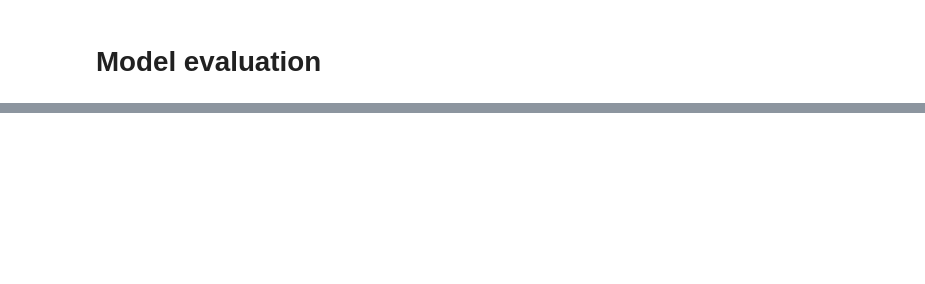
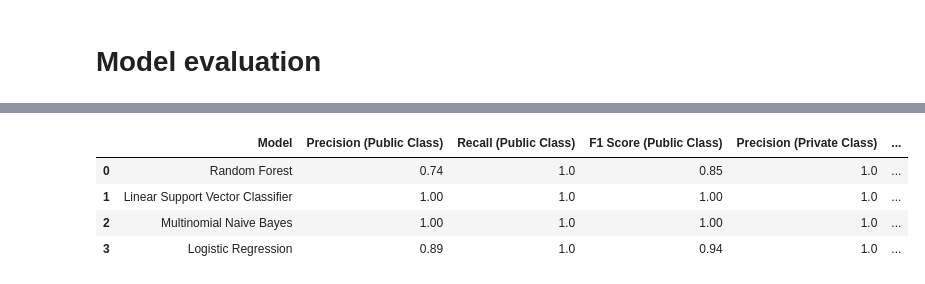
Before and after one commit to rayshu/Data-Classification, a Jupyter notebook: Classifiers_NB_RF_SVM_LR.ipynb, the cells around one changed output, grey strips where cells are left out. Cells and saved outputs as stored; diff of their text form; code cells hidden in the pictures; blank space fills up the shorter version.

```diff
--- a/Classifiers_NB_RF_SVM_LR.ipynb
+++ b/Classifiers_NB_RF_SVM_LR.ipynb
@@ -244,0 +277,18 @@ NameError: name 'train_test_split' is not defined
+# %%
+dict = {'Model':["Random Forest", "Linear Support Vector Classifier", "Multinomial Naive Bayes", "Logistic Regression"],
+        'Precision (Public Class)': precision_public_list,
+        'Recall (Public Class)': recall_public_list,
+        'F1 Score (Public Class)': f1_public_list,
+        'Precision (Private Class)': precision_private_list,
+        'Recall (Private Class)': recall_private_list,
+        'F1 Score (Private Class)': f1_private_list
+        }
+
+evaluation_df = pd.DataFrame(dict)
+evaluation_df
+# %% [output]
+|  | Model | Precision (Public Class) | Recall (Public Class) | F1 Score (Public Class) | Precision (Private Class) | ... |
+| 0 | Random Forest | 0.74 | 1.0 | 0.85 | 1.0 | ... |
+| 1 | Linear Support Vector Classifier | 1.00 | 1.0 | 1.00 | 1.0 | ... |
+| 2 | Multinomial Naive Bayes | 1.00 | 1.0 | 1.00 | 1.0 | ... |
+| 3 | Logistic Regression | 0.89 | 1.0 | 0.94 | 1.0 | ... |
```
Also changed, not shown: parts of 13 cells of this notebook.
